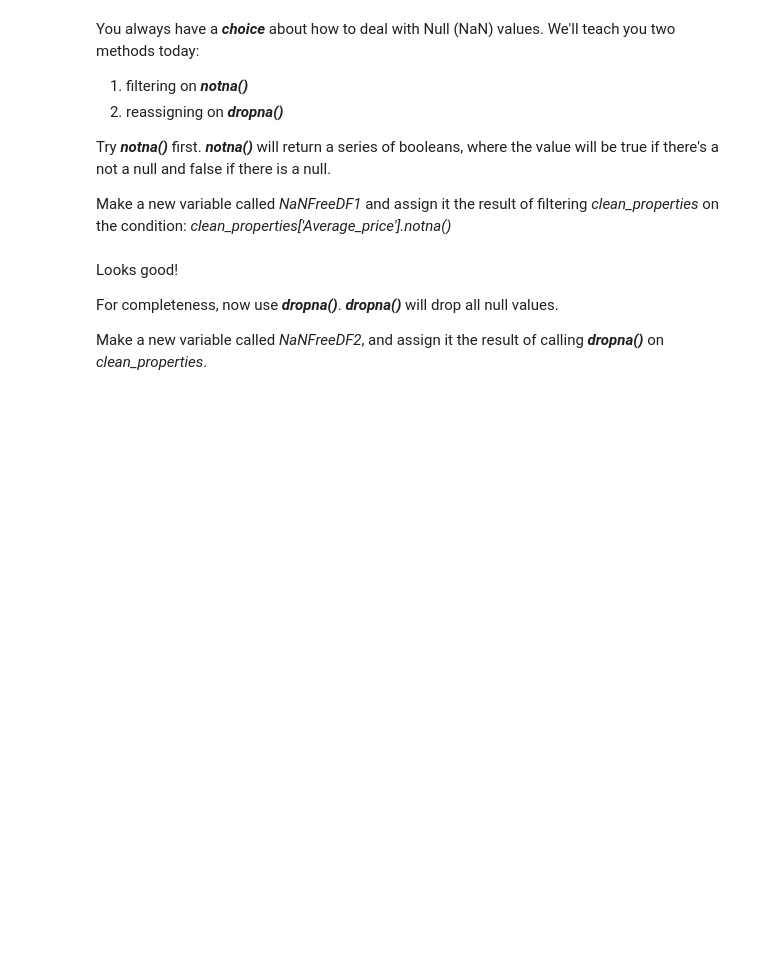
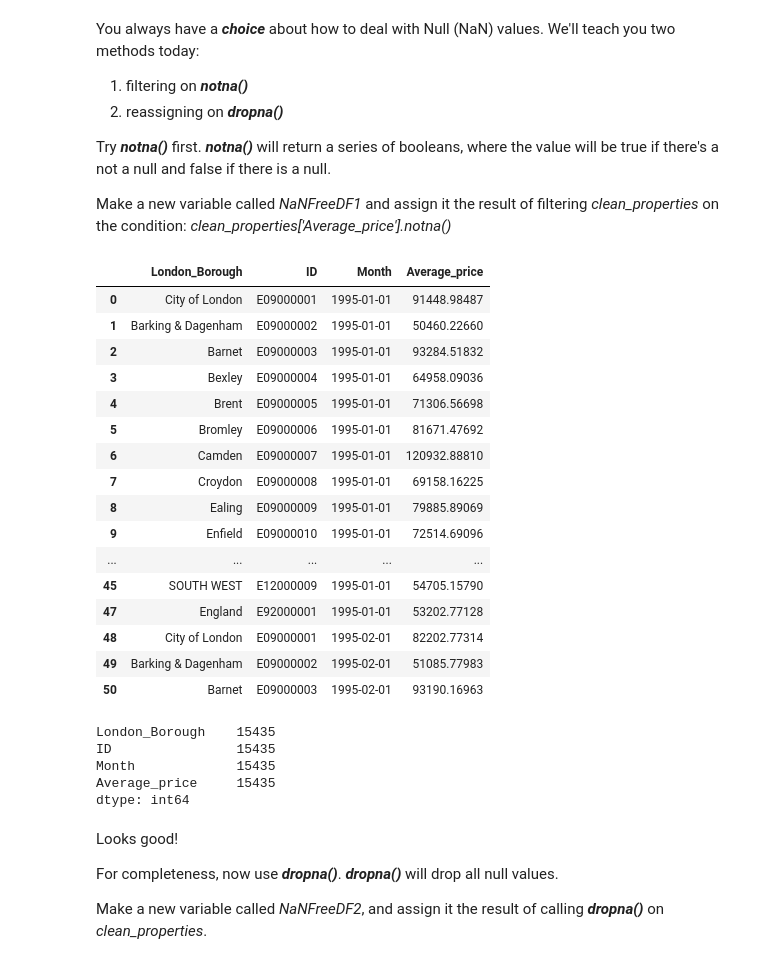
Before and after one commit to wesrhalljr/springboard, a Jupyter notebook: Unit 4 Challenge - Tier 2.ipynb, the cells around one changed output. Cells and saved outputs as stored; diff of their text form; code cells hidden in the pictures; blank space fills up the shorter version.

```diff
--- a/Unit 4 Challenge - Tier 2.ipynb
+++ b/Unit 4 Challenge - Tier 2.ipynb
@@ -216,7 +296,7 @@ Recall, that pandas DataFrames have a ***.rename()*** method. One of the keyword
 , then reassign that value to properties_T to update the DataFrame.
 # %%
 # Try this here.
-properties_T = properties_T._ _ _(_ _ _ = {'Unnamed: 0':'London_Borough', pd.NaT: 'ID'})
+properties_T = properties_T.rename(columns = {'Unnamed: 0':'London_Borough', pd.NaT: 'ID'})
 # %%
 # Let's check out the DataFrame again to admire our good work.
 properties_T.head()
@@ -243,6 +342,6 @@ Let's make a new DataFrame called clean_properties, and assign it the return val
 The result will be a DataFrame with rows representing the average house price within a given month and a given borough. Exactly what we want.
 # %%
 # Try this here:
-_ _ _ = pd._ _ _(properties_T, id_vars= ['London_Borough', 'ID'])
+clean_properties = pd.melt(properties_T, id_vars= ['London_Borough', 'ID'])
 # %%
 clean_properties.head()
@@ -330,11 +502,35 @@ Try ***notna()*** first.  ***notna()*** will return a series of booleans, where
 Make a new variable called *NaNFreeDF1* and assign it the result of filtering *clean_properties* on the condition: *clean_properties['Average_price'].notna()*
 # %%
 # Try your hand at method (1) here:
-_ _ _ = clean_properties[_ _ _['Average_price'].notna()]
+NaNFreeDF1= clean_properties[clean_properties['Average_price'].notna()]
 NaNFreeDF1.head(48)
+# %% [output]
+|  | London_Borough | ID | Month | Average_price |
+| 0 | City of London | E09000001 | 1995-01-01 | 91448.98487 |
+| 1 | Barking & Dagenham | E09000002 | 1995-01-01 | 50460.22660 |
+| 2 | Barnet | E09000003 | 1995-01-01 | 93284.51832 |
+| 3 | Bexley | E09000004 | 1995-01-01 | 64958.09036 |
+| 4 | Brent | E09000005 | 1995-01-01 | 71306.56698 |
+| 5 | Bromley | E09000006 | 1995-01-01 | 81671.47692 |
+| 6 | Camden | E09000007 | 1995-01-01 | 120932.88810 |
+| 7 | Croydon | E09000008 | 1995-01-01 | 69158.16225 |
+| 8 | Ealing | E09000009 | 1995-01-01 | 79885.89069 |
+| 9 | Enfield | E09000010 | 1995-01-01 | 72514.69096 |
+| ... | ... | ... | ... | ... |
+| 45 | SOUTH WEST | E12000009 | 1995-01-01 | 54705.15790 |
+| 47 | England | E92000001 | 1995-01-01 | 53202.77128 |
+| 48 | City of London | E09000001 | 1995-02-01 | 82202.77314 |
+| 49 | Barking & Dagenham | E09000002 | 1995-02-01 | 51085.77983 |
+| 50 | Barnet | E09000003 | 1995-02-01 | 93190.16963 |
 # %%
 # If we do a count on our new DataFrame, we'll see how many rows we have that have complete information:
-NaNFreeDF1._ _ _()
+NaNFreeDF1.count()
+# %% [output]
+London_Borough    15435
+ID                15435
+Month             15435
+Average_price     15435
+dtype: int64
 # %% [markdown]
 Looks good!
 
```
Also changed, not shown: parts of 48 cells of this notebook.
